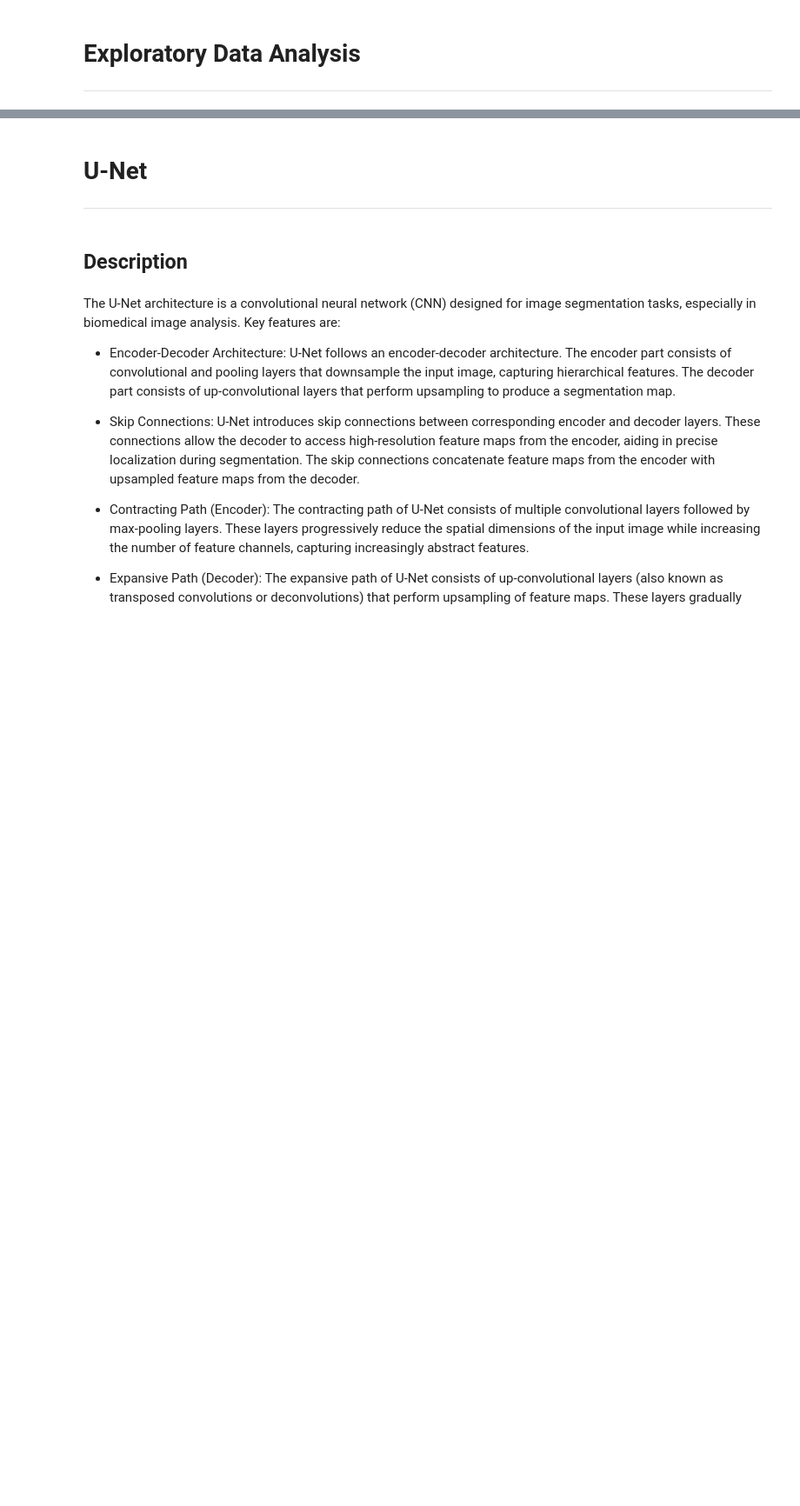
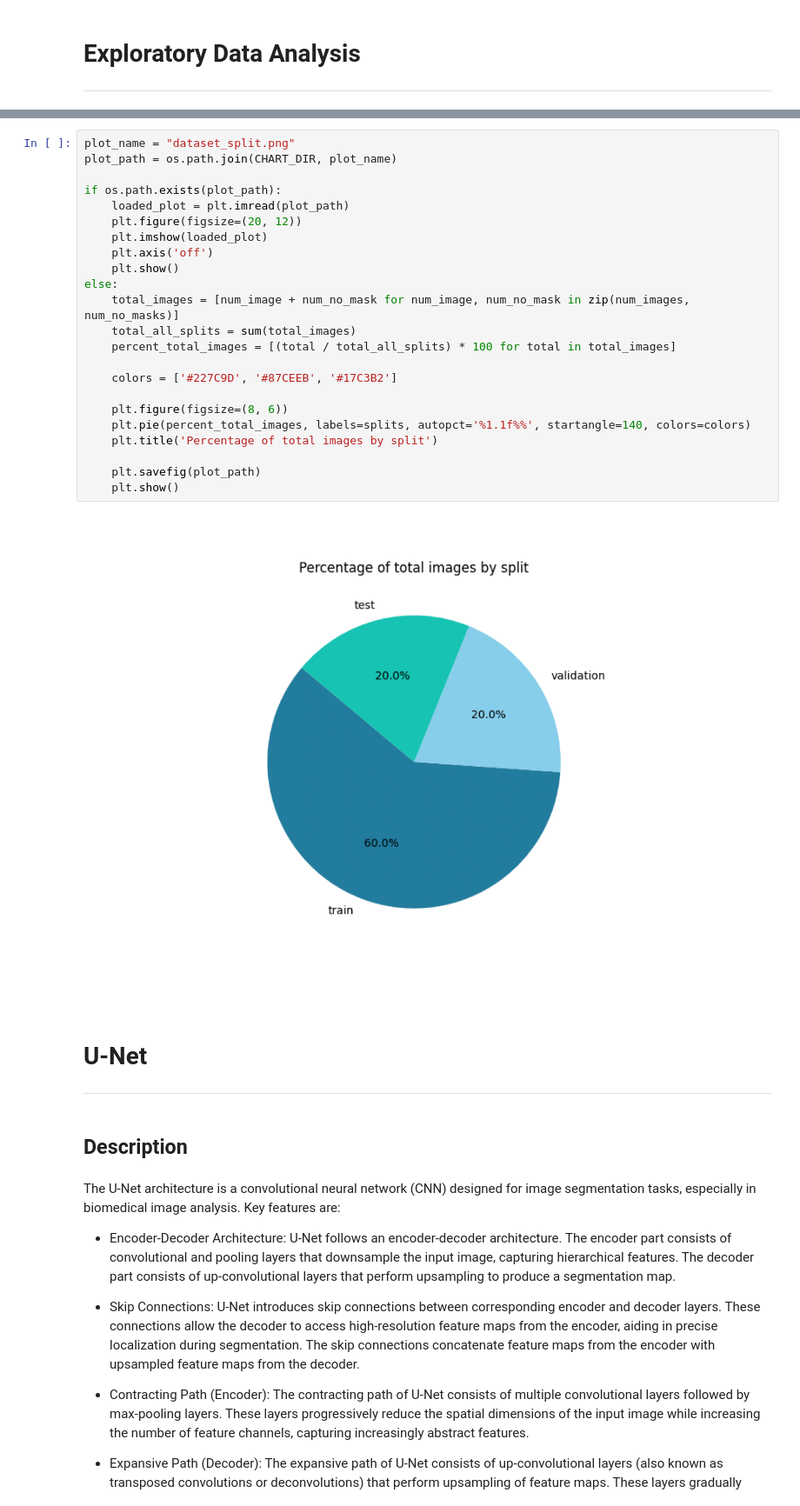
Before and after one commit to timpdotd/BDAPPV-SemanticSegmentation, a Jupyter notebook: google_semantic_segmentation_1950722.ipynb, the cells around one changed output, grey strips where cells are left out. Shown at 87% size. Drawn from its saved outputs; the diff is of its cells as text; blank space fills up the shorter version.

```diff
--- a/google_semantic_segmentation_1950722.ipynb
+++ b/google_semantic_segmentation_1950722.ipynb
@@ -512,3 +546,28 @@ Number of files: 3097
+# %%
+plot_name = "dataset_split.png"
+plot_path = os.path.join(CHART_DIR, plot_name)
+
+if os.path.exists(plot_path):
+    loaded_plot = plt.imread(plot_path)
+    plt.figure(figsize=(20, 12))
+    plt.imshow(loaded_plot)
+    plt.axis('off')
+    plt.show()
+else:
+    total_images = [num_image + num_no_mask for num_image, num_no_mask in zip(num_images, num_no_masks)]
+    total_all_splits = sum(total_images)
+    percent_total_images = [(total / total_all_splits) * 100 for total in total_images]
+
+    colors = ['#227C9D', '#87CEEB', '#17C3B2']
+
+    plt.figure(figsize=(8, 6))
+    plt.pie(percent_total_images, labels=splits, autopct='%1.1f%%', startangle=140, colors=colors)
+    plt.title('Percentage of total images by split')
+
+    plt.savefig(plot_path)
+    plt.show()
+# %% [output]
+[figure, added]
 # %% [markdown]
 # U-Net
 
```
Also changed, not shown: parts of 35 cells of this notebook.
